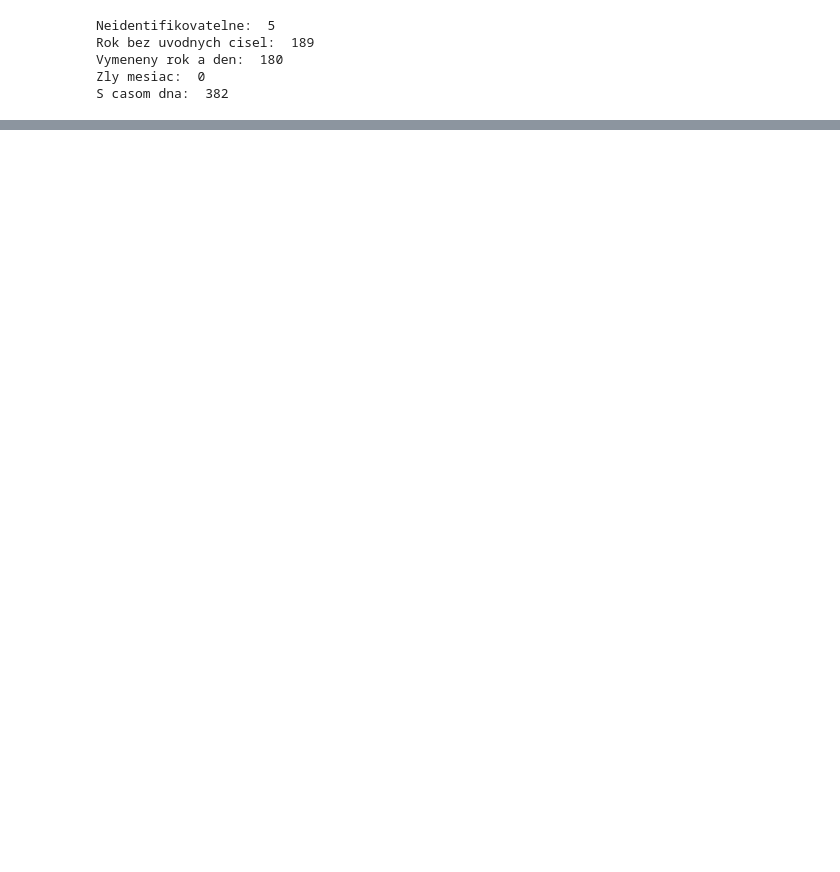
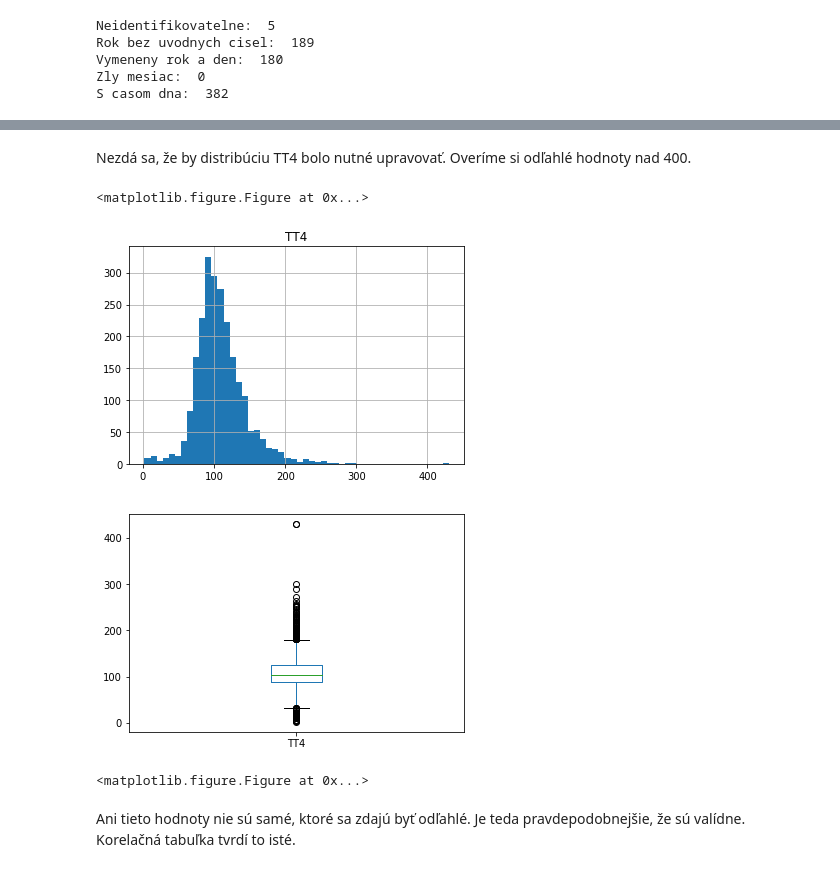
Before and after one commit to StefanSeben/IAU2018_SZ, a Jupyter notebook: predspracovanie.ipynb, the cells around one changed output, grey strips where cells are left out. Cells and saved outputs as stored; diff of their text form; code cells hidden in the pictures; blank space fills up the shorter version.

```diff
--- a/predspracovanie.ipynb
+++ b/predspracovanie.ipynb
@@ -346,0 +300,14 @@ train_data[train_data['age']==455] = p95
+# %% [markdown]
+Nezdá sa, že by distribúciu TT4 bolo nutné upravovať. Overíme si odľahlé hodnoty nad 400.
+# %%
+pd.Series(train_data['TT4']).hist(bins=50).set_title("TT4")
+plt.figure()
+pd.Series(train_data['TT4']).plot(kind='box')
+plt.figure()
+# %% [output]
+<matplotlib.figure.Figure at 0x...>
+[figure, added]
+[figure, added]
+<matplotlib.figure.Figure at 0x...>
+# %% [markdown]
+Ani tieto hodnoty nie sú samé, ktoré sa zdajú byť odľahlé. Je teda pravdepodobnejšie, že sú valídne. Korelačná tabuľka tvrdí to isté.
```
Also changed, not shown: parts of 94 cells of this notebook, 1 other file.
